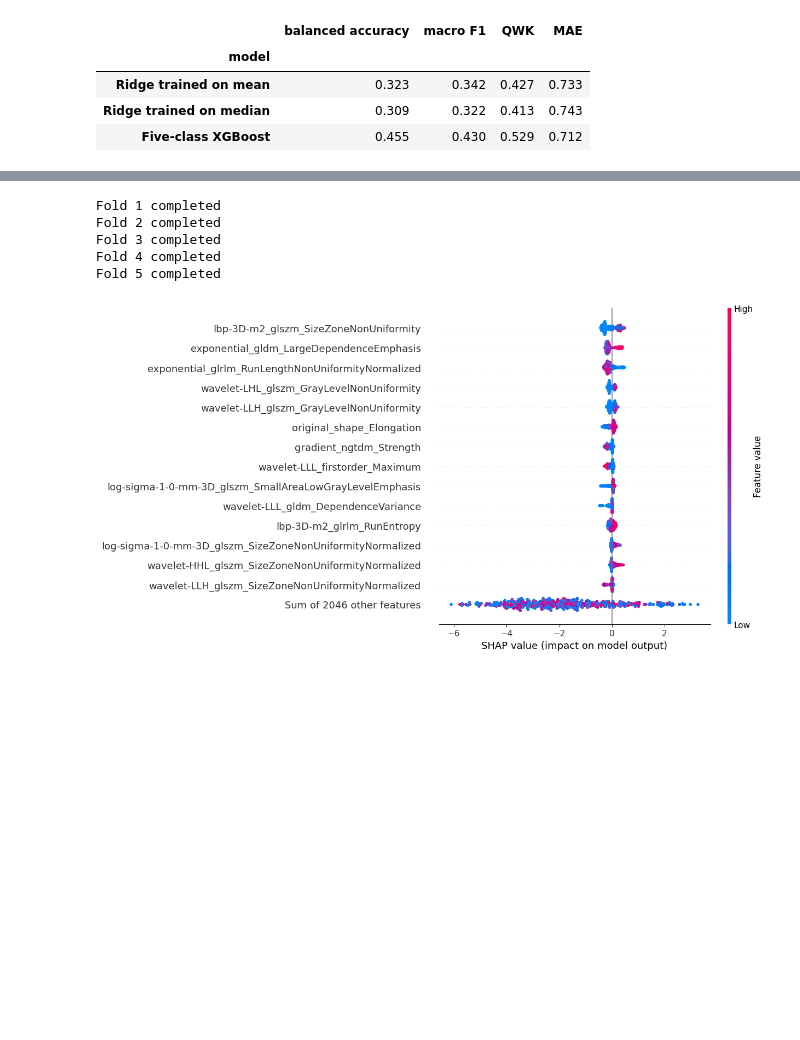
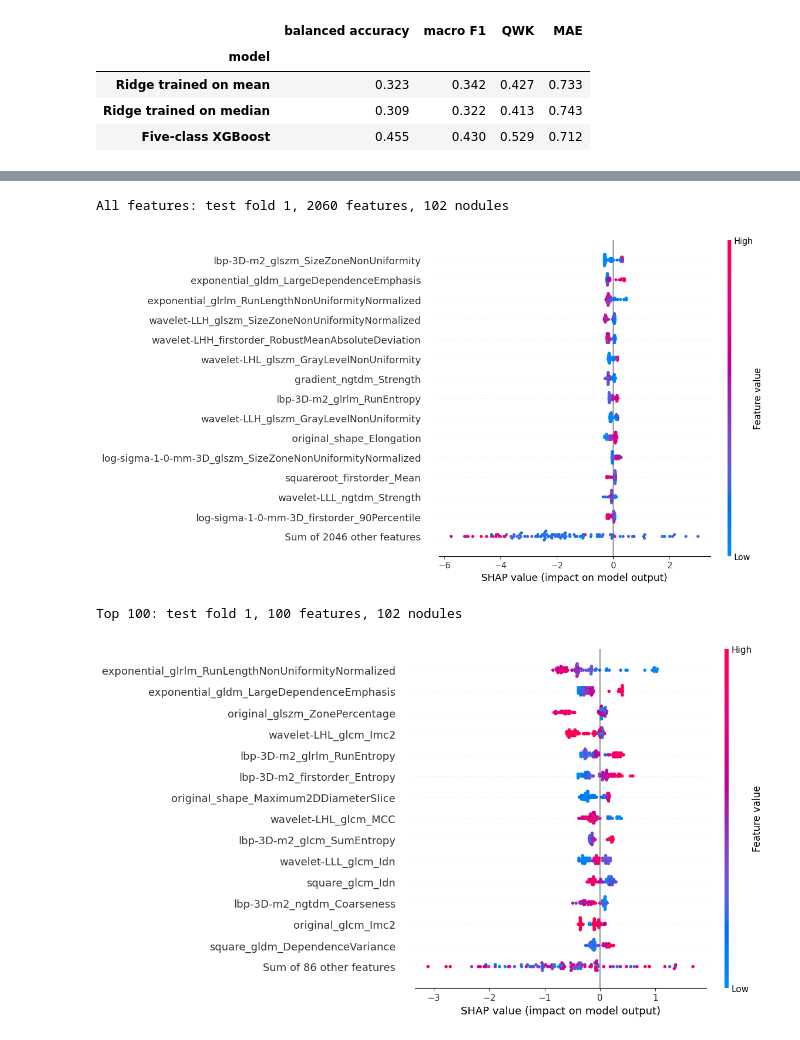
Before and after one commit to anaaaraujoo/lung-ct-classification, a Jupyter notebook: notebooks/radiomics_analysis.ipynb, the cells around one changed output, grey strips where cells are left out. Cells and saved outputs as stored; diff of their text form; code cells hidden in the pictures; blank space fills up the shorter version.

```diff
--- a/notebooks/radiomics_analysis.ipynb
+++ b/notebooks/radiomics_analysis.ipynb
@@ -421,6 +423,17 @@ Radius is calculated from the segmentation volume using a sphere with the same v
 Sources: [`3D segmentation features`](../data/lndb_ge3_segmentation_3d_c50_hu.csv) and the saved predictions in `models/segmentation_binary_calibration/validation_predictions.csv`.
 # %%
 import matplotlib.pyplot as plt
+import numpy as np
+from src.modeling import load_data
+
+size_data, _ = load_data(
+    ROOT / "data/lndb_ge3_segmentation_3d_c50_hu.csv", "lndb",
+    targets_path=paths["lndb"]["segmentation_targets"], paths=paths,
+    binary=True, exclude_duplicate_lndb=True,
+)
+assert len(size_data) == 459 and size_data["target_binary_mean"].sum() == 85
+radius = (3 * size_data["original_shape_MeshVolume"] / (4 * np.pi)) ** (1 / 3)
+
 saved = pd.read_csv(
     ROOT / "models/segmentation_binary_calibration/validation_predictions.csv"
 )
@@ -627,65 +678,53 @@ display(pd.DataFrame(rows).set_index("model").round(3))
 # %%
 import numpy as np
 import pandas as pd
 import shap
 from src.modeling import load_data, make_model, fit_model
 from src.binary_evaluation import calibration_splits, positive_score
 from src.radiomics_extraction import load_paths
 
 paths = load_paths(ROOT / "configs/paths.yaml")
 lndb, features = load_data(
     ROOT / "data/lndb_ge3_segmentation_3d_c50_hu.csv", "lndb",
     targets_path=paths["lndb"]["segmentation_targets"],
     paths=paths, binary=True, exclude_duplicate_lndb=True,
 )
-lidc, _ = load_data(
-    ROOT / "data/lidc_segmentation_3d_c50_hu.csv",
-    "lidc", paths=paths, binary=True,
-)
+lidc, _ = load_data(ROOT / "data/lidc_segmentation_3d_c50_hu.csv", "lidc", paths=paths, binary=True)
 
-keys = ["LNDbID", "FindingID"]
-saved = pd.read_csv(
-    ROOT / "models/segmentation_binary_calibration/validation_predictions.csv"
-)
-saved = saved.loc[
-    saved["model"].eq("Binary XGBoost, all features")
-].set_index(keys)
-
-parts = []
-for fold, _, training, _, test in calibration_splits(lndb):
+def show_xgboost_shap(label, run, recipe, k=None):
+    # Explain the same held-out patient fold for each model.
+    fold, _, training, _, test = next(calibration_splits(lndb))
     train = pd.concat([lidc, lndb.loc[training]], ignore_index=True)
     held_out = lndb.loc[test]
-    model = make_model("balanced", model_kind="xgboost", binary=True)
+    model = make_model("balanced", k=k, model_kind="xgboost", binary=True)
     fit_model(model, train[features], train["target_binary_mean"], "balanced", 0)
 
+    keys = ["LNDbID", "FindingID"]
+    saved = pd.read_csv(ROOT / "models" / run / "validation_predictions.csv")
+    saved = saved.loc[saved.model.eq(recipe)].set_index(keys)
     index = pd.MultiIndex.from_frame(held_out[keys])
     np.testing.assert_allclose(
-        positive_score(model, held_out[features]),
-        saved.loc[index, "score"], rtol=1e-5, atol=1e-7,
+        positive_score(model, held_out[features]), saved.loc[index, "score"],
+        rtol=1e-5, atol=1e-7,
     )
 
-    values = pd.DataFrame(
-        model[:-1].transform(held_out[features]), columns=features,
-    )
-    explainer = shap.TreeExplainer(
-        model.named_steps["xgbclassifier"],
-        feature_perturbation="tree_path_dependent",
-    )
-    parts.append(explainer(values))
-    print(f"Fold {fold} completed")
+    names = (np.asarray(features)[model.named_steps["selectkbest"].get_support()]
+             if k is not None else features)
+    transformed = pd.DataFrame(model[:-1].transform(held_out[features]), columns=names)
+    explanation = shap.TreeExplainer(
+        model.named_steps["xgbclassifier"], feature_perturbation="tree_path_dependent",
+    )(transformed)
+    print(f"{label}: test fold {fold}, {len(names)} features, {len(held_out)} nodules")
+    shap.plots.beeswarm(explanation, max_display=15)
 
-global_shap = shap.Explanation(
-    values=np.concatenate([part.values for part in parts]),
-    base_values=np.concatenate([part.base_values for part in parts]),
-    data=np.concatenate([part.data for part in parts]),
-    feature_names=features,
+show_xgboost_shap(
+    "All features", "segmentation_binary_calibration", "Binary XGBoost, all features",
 )
-assert len(global_shap.values) == 459
-shap.plots.beeswarm(global_shap, max_display=15)
+show_xgboost_shap(
+    "Top 100", "segmentation_binary_xgboost_top100", "Binary XGBoost, top 100 features", k=100,
+)
 # %% [output]
-Fold 1 completed
-Fold 2 completed
-Fold 3 completed
-Fold 4 completed
-Fold 5 completed
+All features: test fold 1, 2060 features, 102 nodules
-[figure, old version]
+[figure, new version]
+Top 100: test fold 1, 100 features, 102 nodules
+[figure, added]
```
Also changed, not shown: parts of 12 cells of this notebook, 3 other files.
